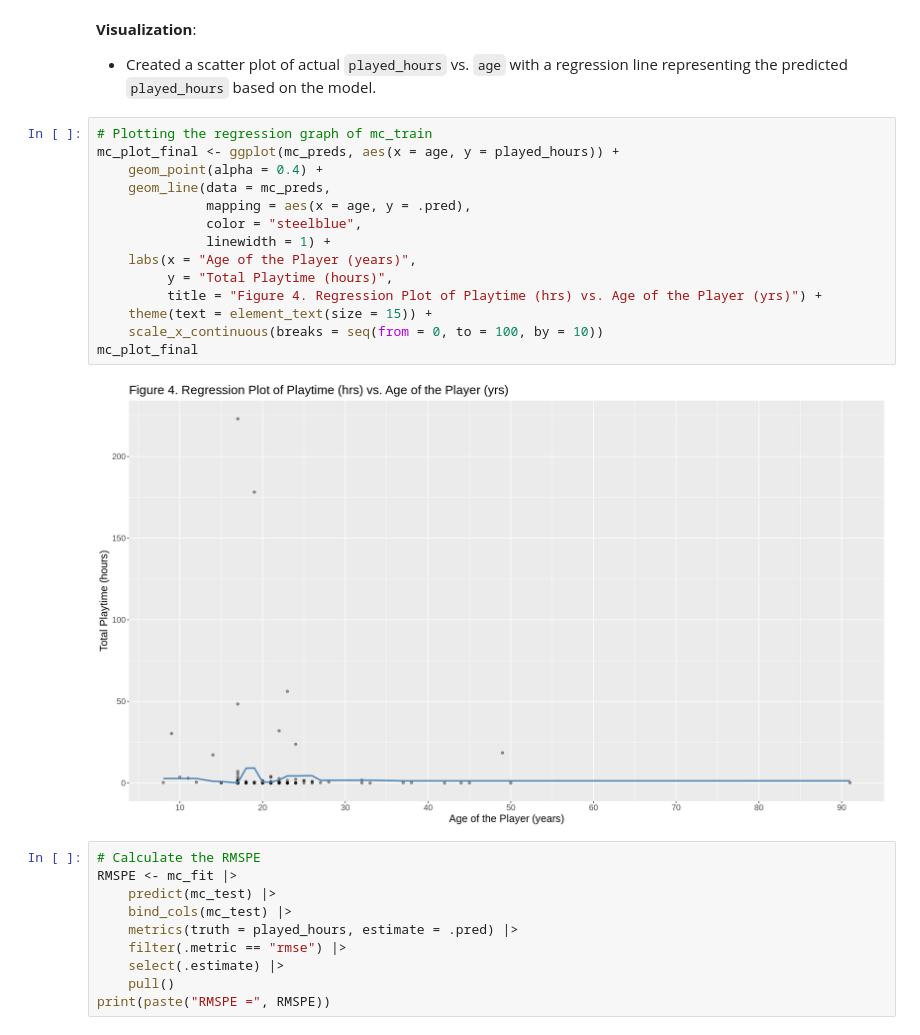
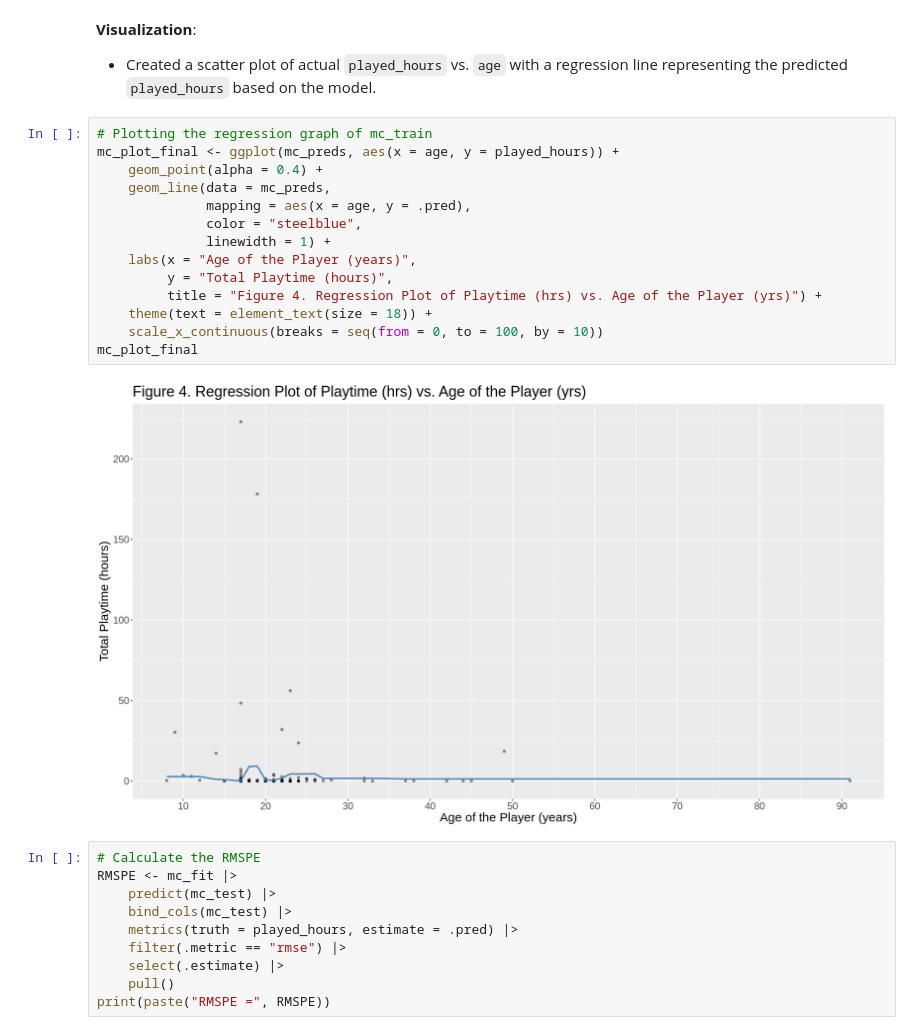
Before and after one commit to ExxML/minecraft_group_project, a Jupyter notebook: minecraft_project.ipynb, the cells around one changed output. Cells and saved outputs as stored; diff of their text form.

```diff
--- a/minecraft_project.ipynb
+++ b/minecraft_project.ipynb
@@ -320,19 +320,19 @@ mc_preds <- mc_fit |>
 # %%
 # Plotting the regression graph of mc_train
 mc_plot_final <- ggplot(mc_preds, aes(x = age, y = played_hours)) +
     geom_point(alpha = 0.4) +
     geom_line(data = mc_preds,
               mapping = aes(x = age, y = .pred),
               color = "steelblue",
               linewidth = 1) +
     labs(x = "Age of the Player (years)",
          y = "Total Playtime (hours)",
          title = "Figure 4. Regression Plot of Playtime (hrs) vs. Age of the Player (yrs)") +
-    theme(text = element_text(size = 15)) +
+    theme(text = element_text(size = 18)) +
     scale_x_continuous(breaks = seq(from = 0, to = 100, by = 10))
 mc_plot_final
 # %% [output]
-[figure, old version]
+[figure, new version]
 # %%
 # Calculate the RMSPE
 RMSPE <- mc_fit |>
```
Also changed, not shown: parts of 2 cells of this notebook.
